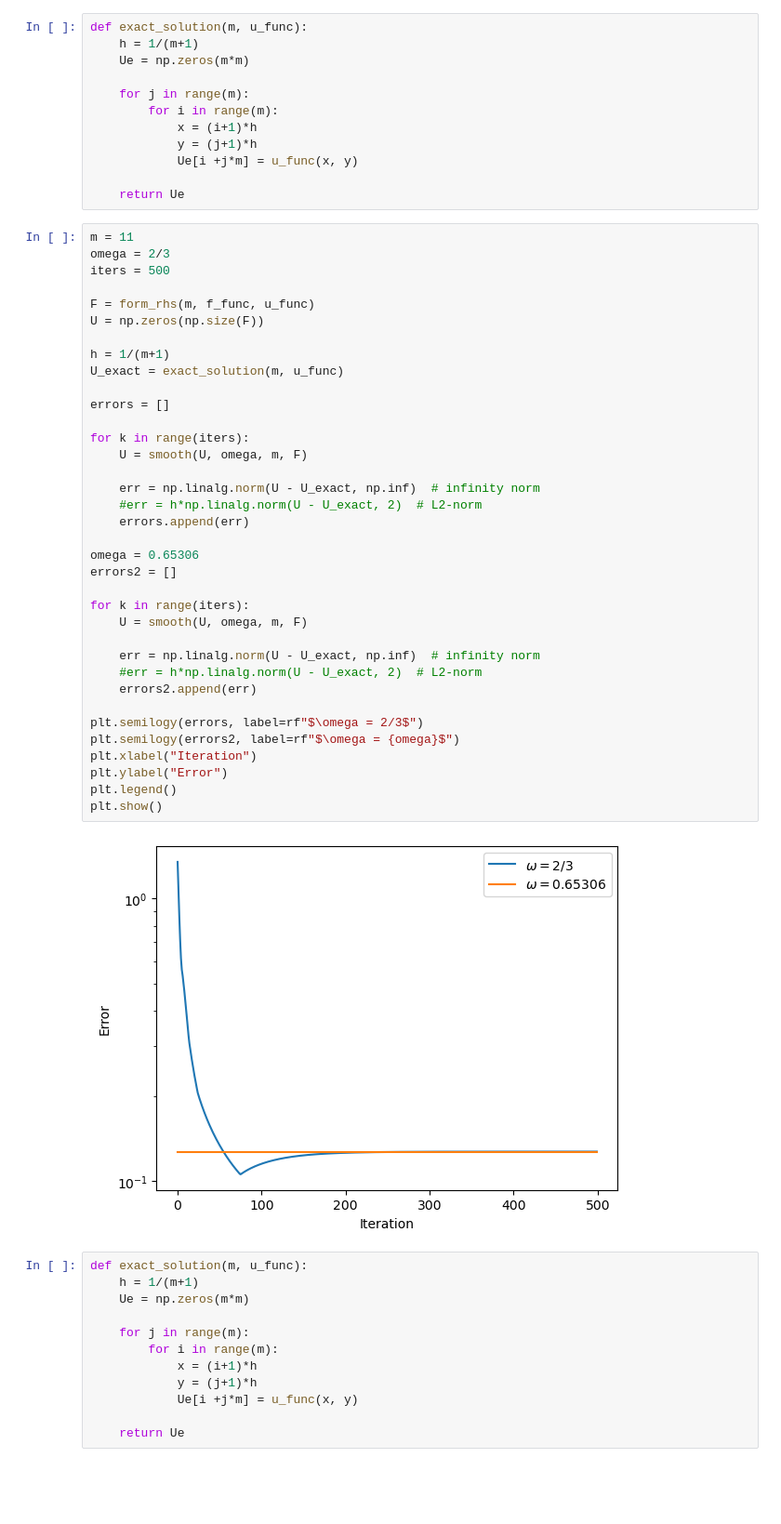
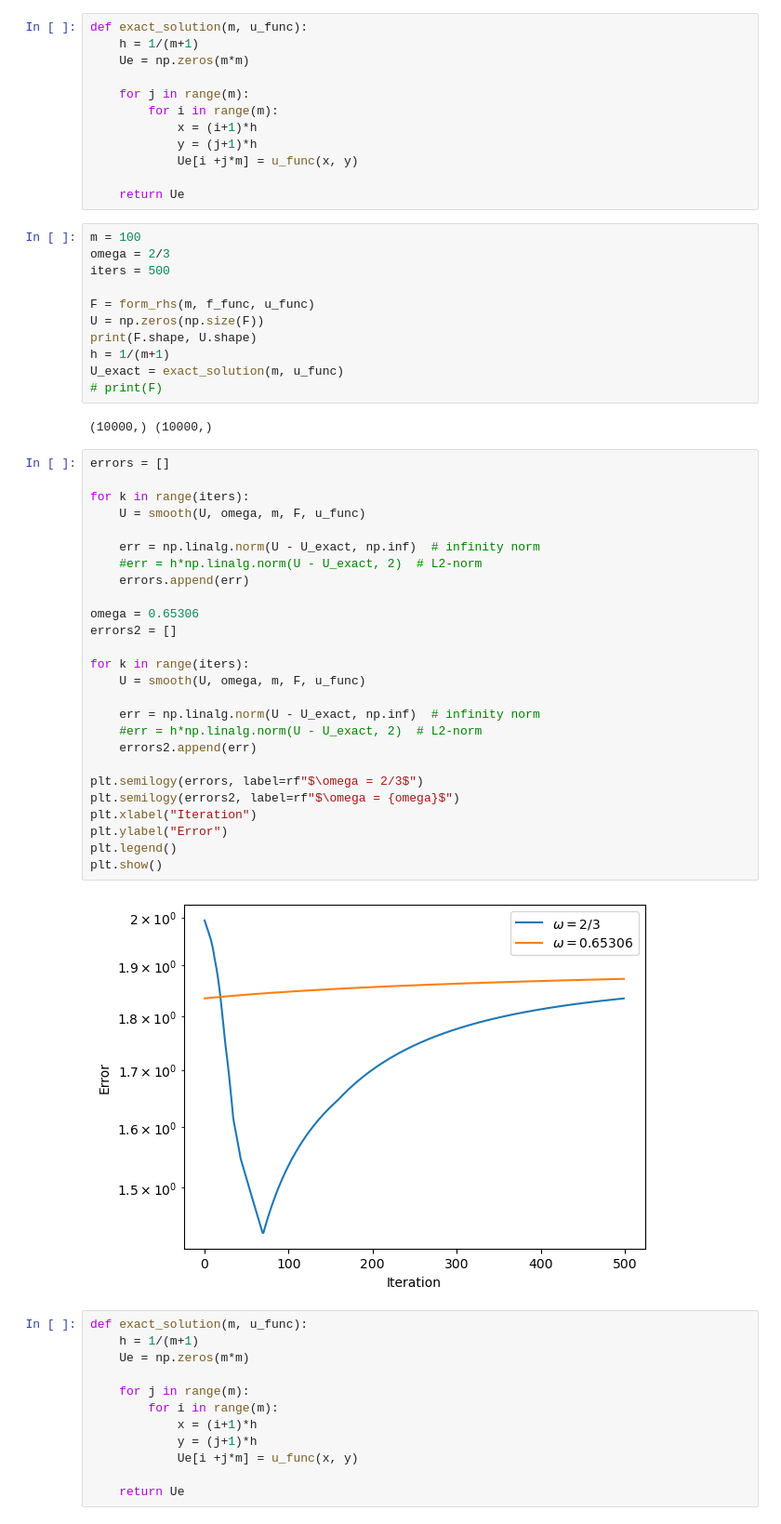
Before and after one commit to Maastrup/02687-SciFi-Computing, a Jupyter notebook: Assignment 1/Exercise3.ipynb, the cells around one changed output. Shown at 93% size. Saved outputs shown, nothing was run; the diff lists cells and outputs as text; blank space fills up the shorter version.

```diff
--- a/Assignment 1/Exercise3.ipynb
+++ b/Assignment 1/Exercise3.ipynb
@@ -159,43 +192,46 @@ def exact_solution(m, u_func):
 
     return Ue
 # %%
-m = 11
+m = 100
 omega = 2/3
 iters = 500
 
 F = form_rhs(m, f_func, u_func)
 U = np.zeros(np.size(F))
-
+print(F.shape, U.shape)
 h = 1/(m+1)
 U_exact = exact_solution(m, u_func)
-
-errors = []
-
-for k in range(iters):
-    U = smooth(U, omega, m, F)
-
-    err = np.linalg.norm(U - U_exact, np.inf)  # infinity norm
-    #err = h*np.linalg.norm(U - U_exact, 2)  # L2-norm
-    errors.append(err)
-
-omega = 0.65306
-errors2 = []
-
-for k in range(iters):
-    U = smooth(U, omega, m, F)
-
-    err = np.linalg.norm(U - U_exact, np.inf)  # infinity norm
-    #err = h*np.linalg.norm(U - U_exact, 2)  # L2-norm
-    errors2.append(err)
-
-plt.semilogy(errors, label=rf"$\omega = 2/3$")
-plt.semilogy(errors2, label=rf"$\omega = {omega}$")
-plt.xlabel("Iteration")
-plt.ylabel("Error")
-plt.legend()
-plt.show()
+# print(F)
 # %% [output]
-[figure, removed]
+(10000,) (10000,)
+# %%
+errors = []
+
+for k in range(iters):
+    U = smooth(U, omega, m, F, u_func)
+
+    err = np.linalg.norm(U - U_exact, np.inf)  # infinity norm
+    #err = h*np.linalg.norm(U - U_exact, 2)  # L2-norm
+    errors.append(err)
+
+omega = 0.65306
+errors2 = []
+
+for k in range(iters):
+    U = smooth(U, omega, m, F, u_func)
+
+    err = np.linalg.norm(U - U_exact, np.inf)  # infinity norm
+    #err = h*np.linalg.norm(U - U_exact, 2)  # L2-norm
+    errors2.append(err)
+
+plt.semilogy(errors, label=rf"$\omega = 2/3$")
+plt.semilogy(errors2, label=rf"$\omega = {omega}$")
+plt.xlabel("Iteration")
+plt.ylabel("Error")
+plt.legend()
+plt.show()
+# %% [output]
+[figure, added]
 # %%
 def exact_solution(m, u_func):
     h = 1/(m+1)
```
Also changed, not shown: parts of 4 cells of this notebook.
